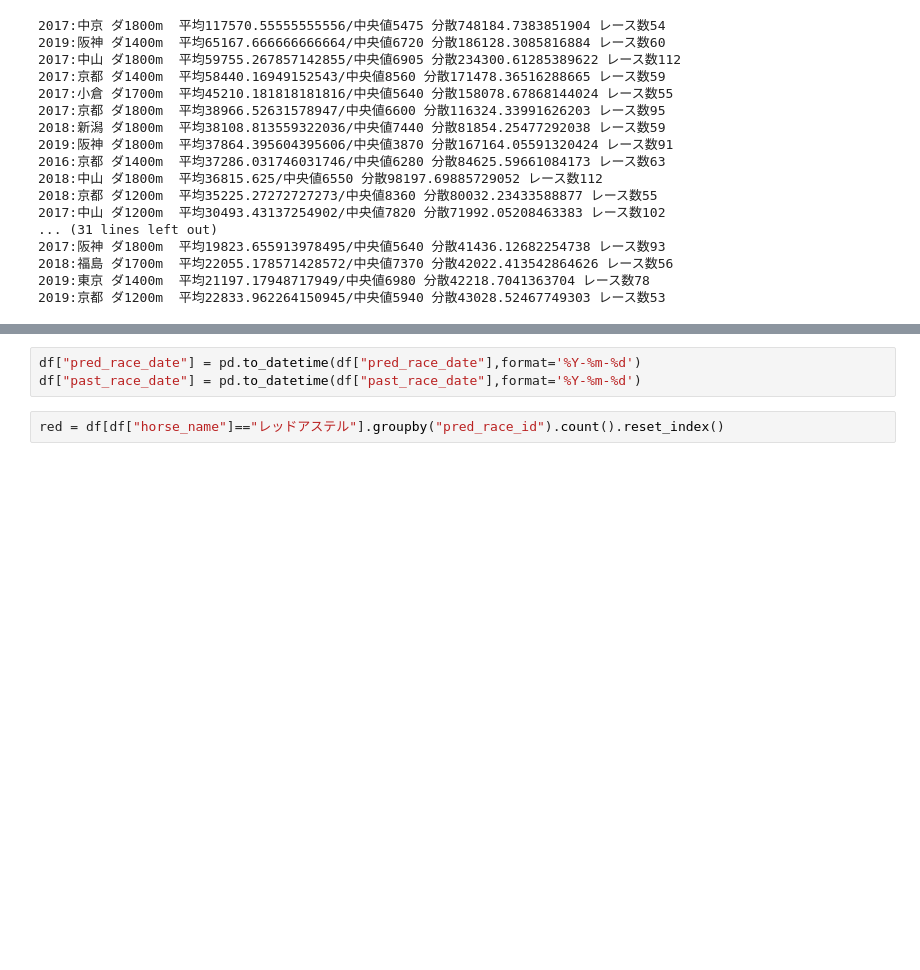
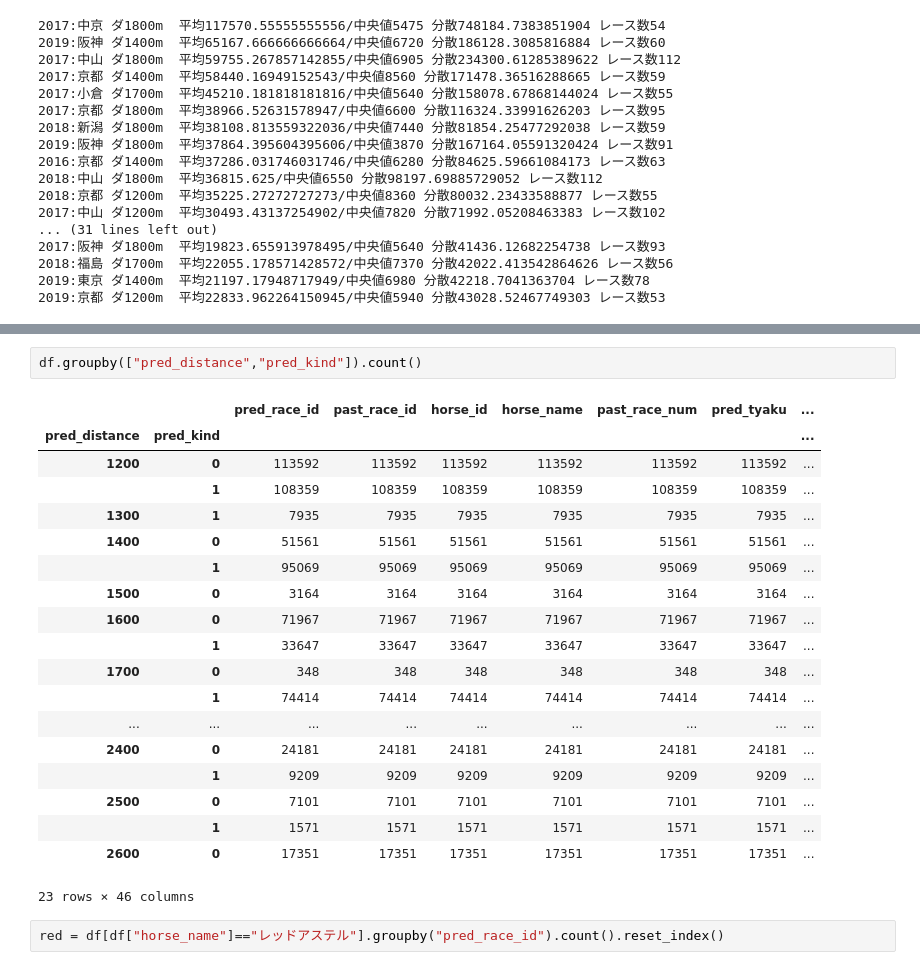
Before and after one commit to domo1124/predict_race, a Jupyter notebook: model/model_v2/EDA/model_v2_eda.ipynb, the cells around one changed output, grey strips where cells are left out. Drawn from its saved outputs; the diff is of its cells as text; blank space fills up the shorter version.

```diff
--- a/model/model_v2/EDA/model_v2_eda.ipynb
+++ b/model/model_v2/EDA/model_v2_eda.ipynb
@@ -181,7 +196,26 @@ dtypes: float64(7), int64(18), object(16)
 memory usage: 316.8+ MB
-# %%
-df["pred_race_date"] = pd.to_datetime(df["pred_race_date"],format='%Y-%m-%d')
-df["past_race_date"] = pd.to_datetime(df["past_race_date"],format='%Y-%m-%d')
+# %%
+df.groupby(["pred_distance","pred_kind"]).count()
+# %% [output]
+|  |  | pred_race_id | past_race_id | horse_id | horse_name | past_race_num | pred_tyaku | ... |
+| pred_distance | pred_kind |  |  |  |  |  |  | ... |
+| 1200 | 0 | 113592 | 113592 | 113592 | 113592 | 113592 | 113592 | ... |
+|  | 1 | 108359 | 108359 | 108359 | 108359 | 108359 | 108359 | ... |
+| 1300 | 1 | 7935 | 7935 | 7935 | 7935 | 7935 | 7935 | ... |
+| 1400 | 0 | 51561 | 51561 | 51561 | 51561 | 51561 | 51561 | ... |
+|  | 1 | 95069 | 95069 | 95069 | 95069 | 95069 | 95069 | ... |
+| 1500 | 0 | 3164 | 3164 | 3164 | 3164 | 3164 | 3164 | ... |
+| 1600 | 0 | 71967 | 71967 | 71967 | 71967 | 71967 | 71967 | ... |
+|  | 1 | 33647 | 33647 | 33647 | 33647 | 33647 | 33647 | ... |
+| 1700 | 0 | 348 | 348 | 348 | 348 | 348 | 348 | ... |
+|  | 1 | 74414 | 74414 | 74414 | 74414 | 74414 | 74414 | ... |
+| ... | ... | ... | ... | ... | ... | ... | ... | ... |
+| 2400 | 0 | 24181 | 24181 | 24181 | 24181 | 24181 | 24181 | ... |
+|  | 1 | 9209 | 9209 | 9209 | 9209 | 9209 | 9209 | ... |
+| 2500 | 0 | 7101 | 7101 | 7101 | 7101 | 7101 | 7101 | ... |
+|  | 1 | 1571 | 1571 | 1571 | 1571 | 1571 | 1571 | ... |
+| 2600 | 0 | 17351 | 17351 | 17351 | 17351 | 17351 | 17351 | ... |
+23 rows × 46 columns
 # %%
 red = df[df["horse_name"]=="レッドアステル"].groupby("pred_race_id").count().reset_index()
 # %%
```
Also changed, not shown: parts of 63 cells of this notebook, 1 other file.
